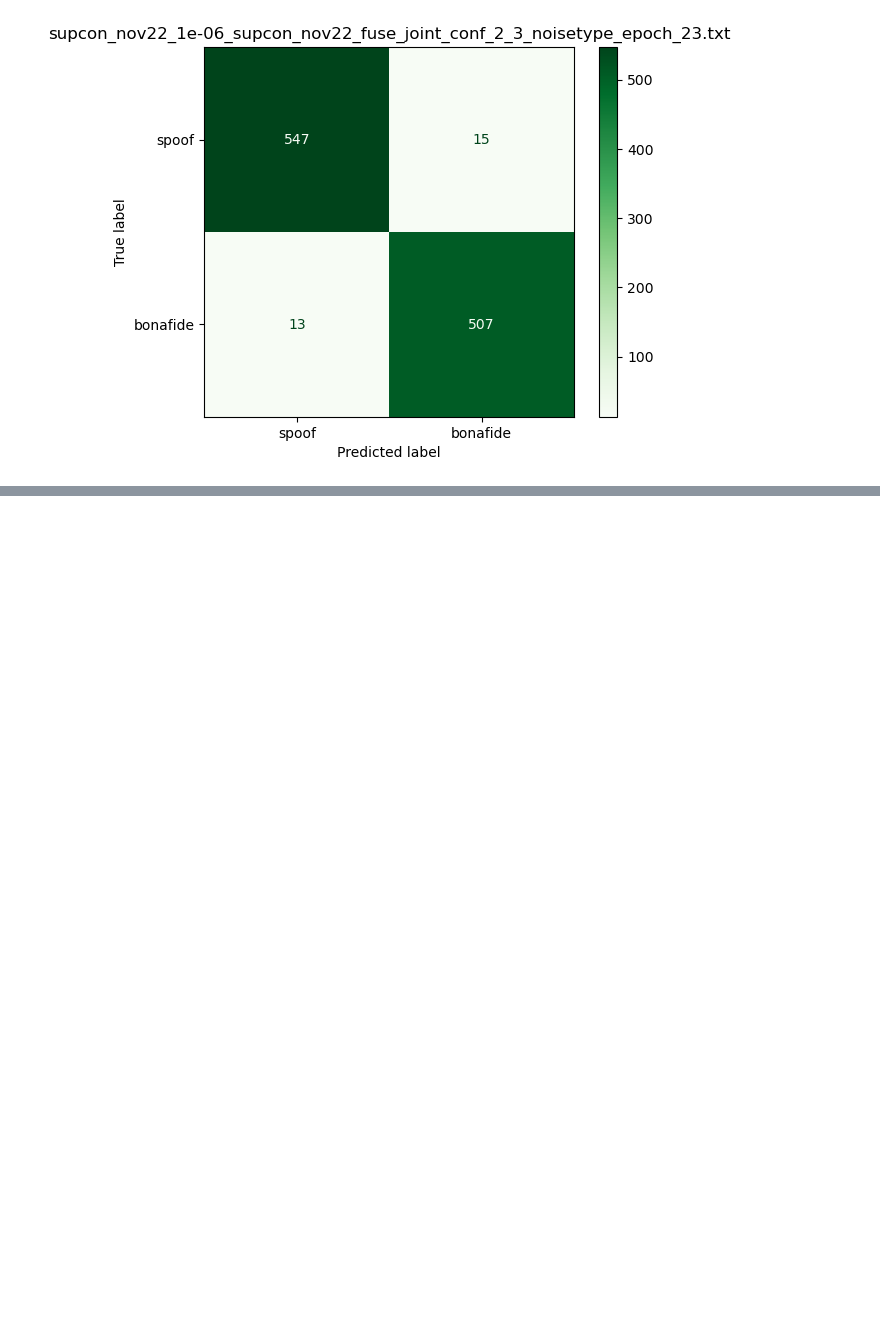
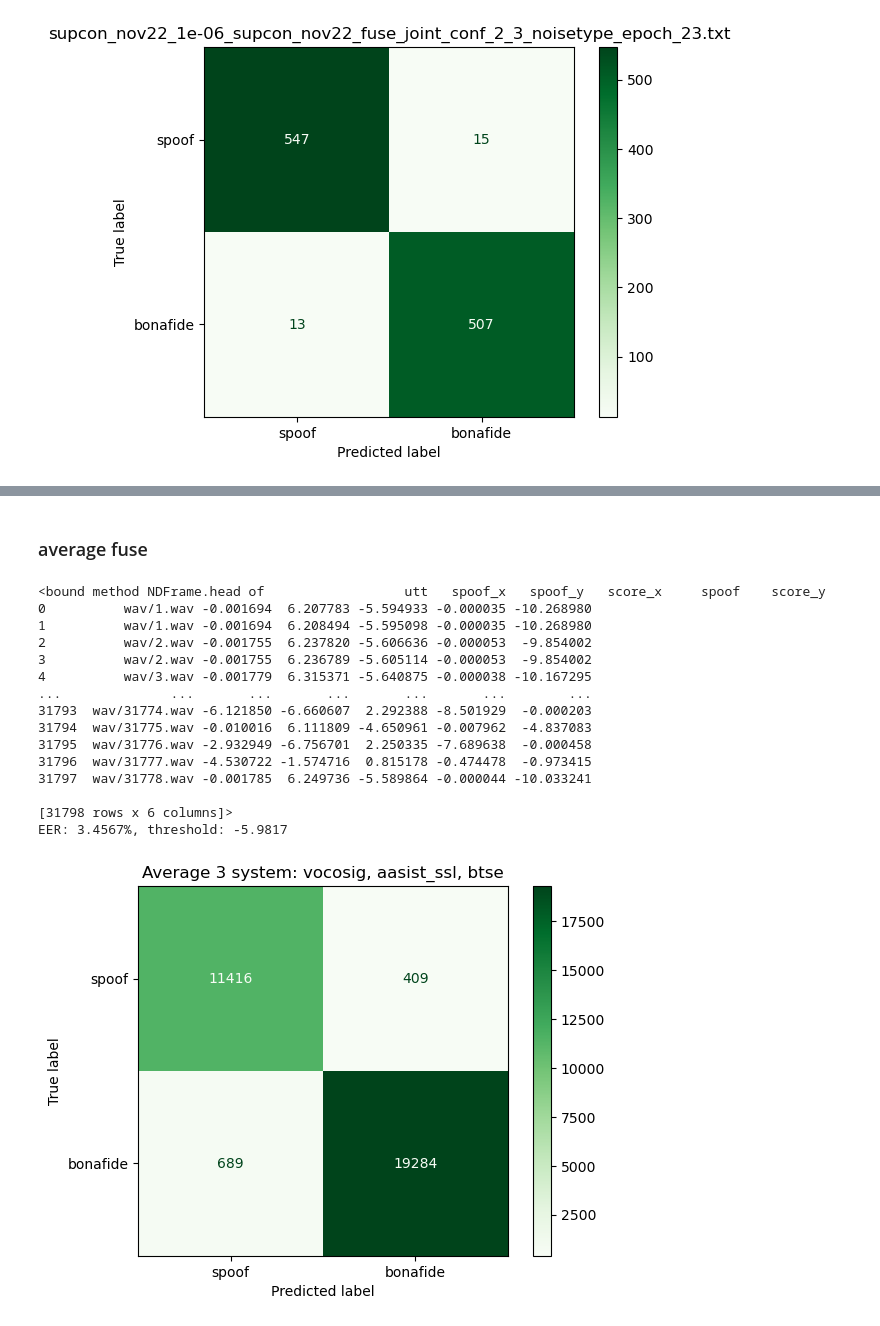
Before and after one commit to josebeo2016/DNNFuse, a Jupyter notebook: result.ipynb, the cells around one changed output, grey strips where cells are left out. Drawn from its saved outputs; the diff is of its cells as text; code cells hidden in the pictures; blank space fills up the shorter version.

Commit message:
add nov22 systems

```diff
--- a/result.ipynb
+++ b/result.ipynb
@@ -1911,0 +1961,5 @@ EER: 2.4956%, threshold: -1.0255
+# %%
+# load in the wild protocol
+in_the_wild = pd.read_csv("DATA/inthewild/protocol.txt", sep=" ", header=None)
+in_the_wild.columns = ['utt', 'subset','category', 'label']
+in_the_wild.head
@@ -1911,0 +1981,59 @@ EER: 2.4956%, threshold: -1.0255
+# %% [markdown]
+### average fuse
+# %%
+# load vocosig score
+vocosig_df = pd.read_csv("scores/inthewild_supcon_nov22/vocosig.txt", sep=" ", header=None)
+vocosig_df.columns = ["utt", "spoof", "score"]
+
+# load aasist_ssl score
+aasist_ssl_df = pd.read_csv("scores/inthewild_supcon_nov22/aasist_ssl.txt", sep=" ", header=None)
+aasist_ssl_df.columns = ["utt", "spoof", "score"]
+
+# load btse score
+btse_df = pd.read_csv("scores/inthewild_supcon_nov22/btse_wav2vec.txt", sep=" ", header=None)
+btse_df.columns = ["utt", "spoof", "score"]
+# %%
+avg_df = pd.merge(vocosig_df, aasist_ssl_df, on='utt')
+# print(avg_df.head)
+avg_df['score'] = (avg_df['score_x'] + avg_df['score_y'])/2
+avg_df.drop(['score_x', 'score_y'], axis=1, inplace=True)
+avg_df = pd.merge(avg_df, btse_df, on='utt')
+print(avg_df.head)
+avg_df['score'] = (avg_df['score_x'] + avg_df['score_y'])/2
+avg_df.drop(['score_x', 'score_y'], axis=1, inplace=True)
+avg_df = pd.merge(avg_df, in_the_wild, on='utt')
+avg_df = avg_df[avg_df['subset'] == 'eval']
+
+# compute EER
+spoof_scores = avg_df[avg_df['label'] == 'spoof']['score']
+bonafide_scores = avg_df[avg_df['label'] == 'bonafide']['score']
+eer, threshold = compute_eer(bonafide_scores, spoof_scores)
+
+print("EER: {:.4f}%, threshold: {:.4f}".format(eer*100, threshold))
+avg_df['pred'] = avg_df['score'].apply(lambda x: 'spoof' if x < threshold else 'bonafide')
+
+
+# confusion matrix
+cm = confusion_matrix(avg_df["label"], avg_df["pred"], labels=["spoof","bonafide"])
+disp = ConfusionMatrixDisplay(confusion_matrix=cm, display_labels=["spoof","bonafide"])
+disp.plot(cmap='Greens', values_format='g')
+plt.title("Average 3 system: vocosig, aasist_ssl, btse")
+# plt.savefig("figs/ori_assl_cm.png", dpi=300)
+plt.show()
+# %% [output]
+<bound method NDFrame.head of                  utt   spoof_x   spoof_y   score_x     spoof    score_y
+0          wav/1.wav -0.001694  6.207783 -5.594933 -0.000035 -10.268980
+1          wav/1.wav -0.001694  6.208494 -5.595098 -0.000035 -10.268980
+2          wav/2.wav -0.001755  6.237820 -5.606636 -0.000053  -9.854002
+3          wav/2.wav -0.001755  6.236789 -5.605114 -0.000053  -9.854002
+4          wav/3.wav -0.001779  6.315371 -5.640875 -0.000038 -10.167295
+...              ...       ...       ...       ...       ...        ...
+31793  wav/31774.wav -6.121850 -6.660607  2.292388 -8.501929  -0.000203
+31794  wav/31775.wav -0.010016  6.111809 -4.650961 -0.007962  -4.837083
+31795  wav/31776.wav -2.932949 -6.756701  2.250335 -7.689638  -0.000458
+31796  wav/31777.wav -4.530722 -1.574716  0.815178 -0.474478  -0.973415
+31797  wav/31778.wav -0.001785  6.249736 -5.589864 -0.000044 -10.033241
+
+[31798 rows x 6 columns]>
+EER: 3.4567%, threshold: -5.9817
+[figure, added]
```
Also changed, not shown: parts of 8 cells of this notebook, 10 other files.
